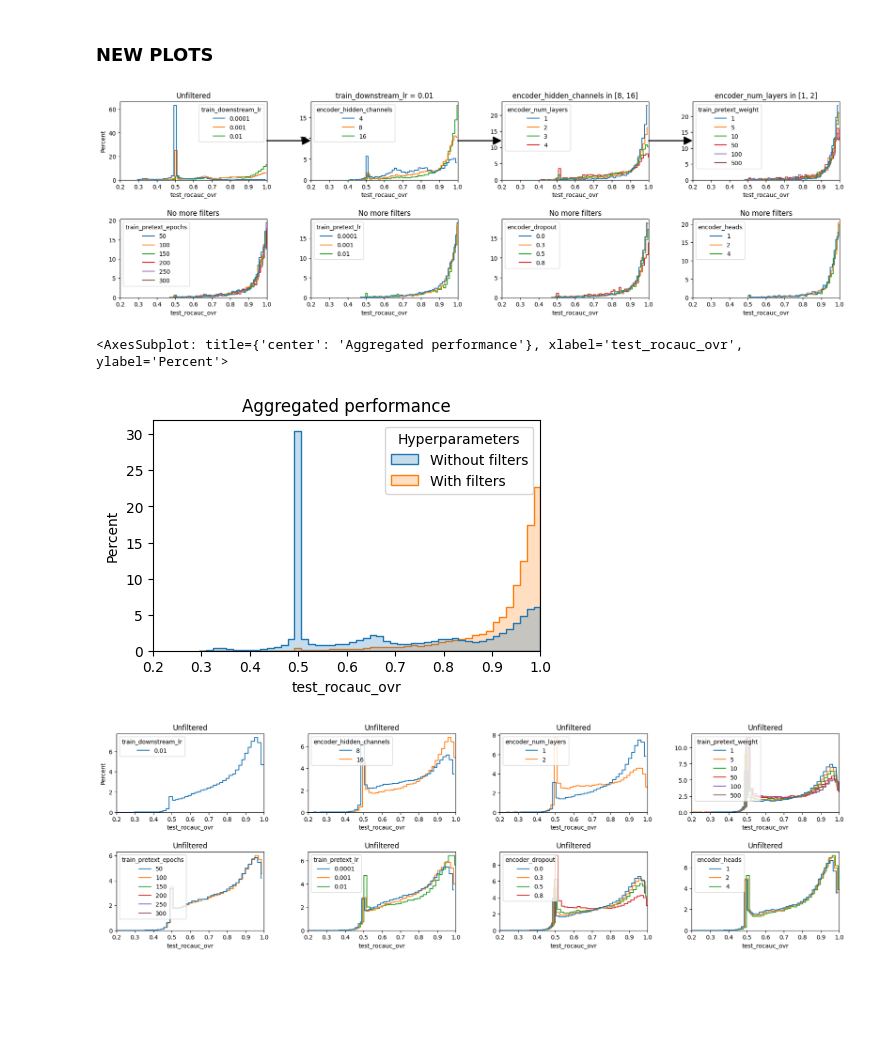
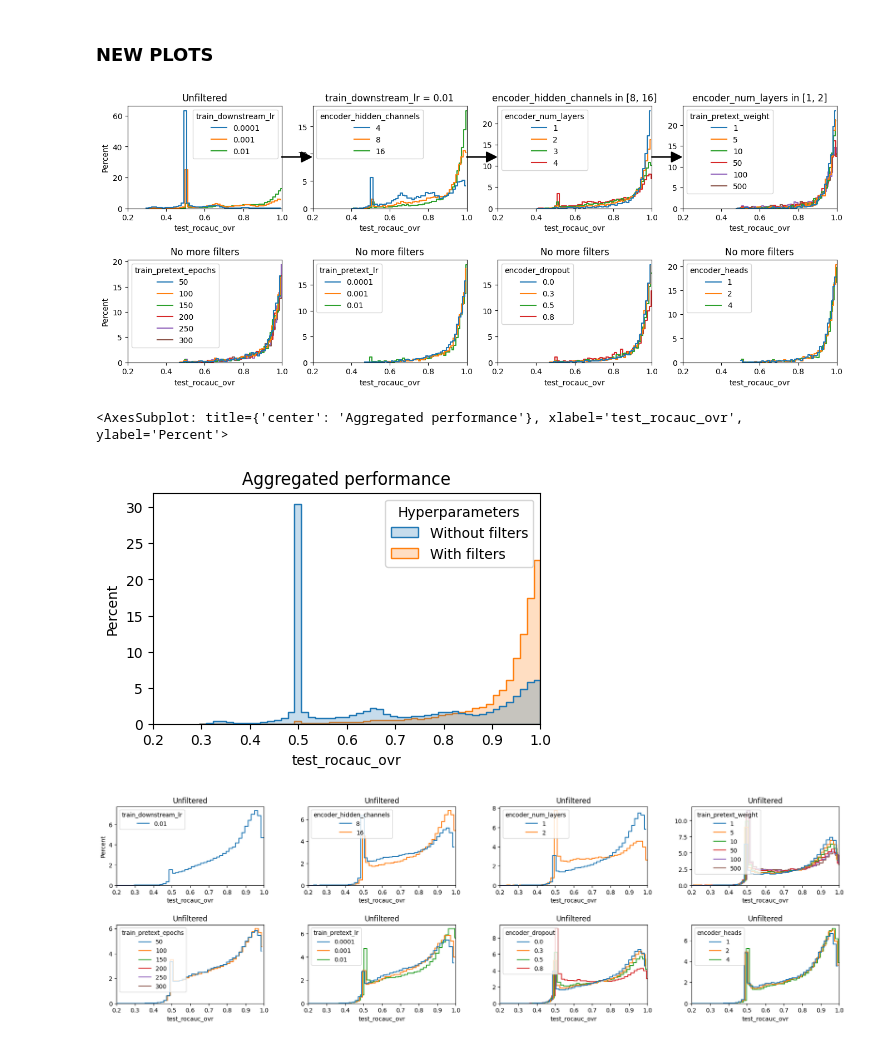
Before and after one commit to ITU-Thesis/graphworld, a Jupyter notebook: evaluation/preliminary_experiments.ipynb, the cells around one changed output. Saved outputs shown, nothing was run; the diff lists cells and outputs as text; code cells hidden in the pictures; blank space fills up the shorter version.

Commit message:
preliminary plotting

```diff
--- a/evaluation/preliminary_experiments.ipynb
+++ b/evaluation/preliminary_experiments.ipynb
@@ -222,9 +219,9 @@ df_ssl2 = unpivot_ssl_model(df=df2, suffix=TEST_METRIC, ssl_models=SSL_MODELS, e
 ALL_PARAMS = ['train_downstream_lr', 'encoder_hidden_channels', 'encoder_num_layers', 'train_pretext_weight','train_pretext_epochs', 'train_pretext_lr'] + \
                 ['encoder_dropout', 'encoder_heads']
 # %%
-fig=plt.figure(figsize=(20,6))
+fig=plt.figure(figsize=(15,6))
 gs = gridspec.GridSpec(2, len(ALL_PARAMS)//2)
-gs.update(left=0.1, right=0.95, wspace=0.3, hspace=0.5)
+gs.update(left=0.1, right=0.95, wspace=0.2, hspace=0.5)
 df_ssl_temp = df_ssl
 axes_dict = {}
 for i, param in enumerate(ALL_PARAMS):
@@ -254,7 +251,7 @@ for i, param in enumerate(ALL_PARAMS):
     else:
         ax.set_title("No more filters")
 
-    if i != 0:
+    if i_2 != 0:
         ax.set_ylabel("")
 
 
@@ -262,37 +259,37 @@ for (a,b) in [(0,1), (1,2), (2,3)]:
     # Add line from one subplot to the other
     xyA = [1, axes_dict[a].get_ylim()[1]/2]
     #axes_dict[0].plot(*xyA, "o")
-    xyB = [1, axes_dict[b].get_ylim()[1]/2]
+    xyB = [0.2, axes_dict[b].get_ylim()[1]/2]
     #axes_dict[1].plot(*xyB, "o")
     transFigure = fig.transFigure.inverted()
     coord1 = transFigure.transform(axes_dict[a].transData.transform(xyA))
     coord2 = transFigure.transform(axes_dict[b].transData.transform(xyB))
     arrow = patches.FancyArrowPatch(
         coord1,  # posA
         coord2,  # posB
         shrinkA=0,  # so tail is exactly on posA (default shrink is 2)
-        shrinkB=250,  # so head is exactly on posB (default shrink is 2)
+        shrinkB=0,  # so head is exactly on posB (default shrink is 2)
         transform=fig.transFigure,
         color="black",
         arrowstyle="-|>",  # "normal" arrow
         mutation_scale=30,  # controls arrow head size
         linewidth=2,
     )
     fig.patches.append(arrow)
 plt.show()
 
 df_ssl['Hyperparameters'] = "Without filters"
 df_ssl_temp['Hyperparameters'] = "With filters"
 df_combined = pd.concat([df_ssl, df_ssl_temp], keys=['df_ssl', 'df_ssl_temp'], ignore_index=True)
 
 
 fig=plt.figure(figsize=(5,3))
 plt.xlim(0.2, 1.0)
 plt.title("Aggregated performance")
 sns.histplot(data=df_combined, x=TEST_METRIC, stat='percent', bins=50, hue='Hyperparameters',
             element='step', fill=True, common_norm=False, legend=True)
 # %% [output]
-[figure, old version]
+[figure, new version]
 <AxesSubplot: title={'center': 'Aggregated performance'}, xlabel='test_rocauc_ovr', ylabel='Percent'>
 [figure]
 # %%
```
Also changed, not shown: parts of 2 cells of this notebook.
